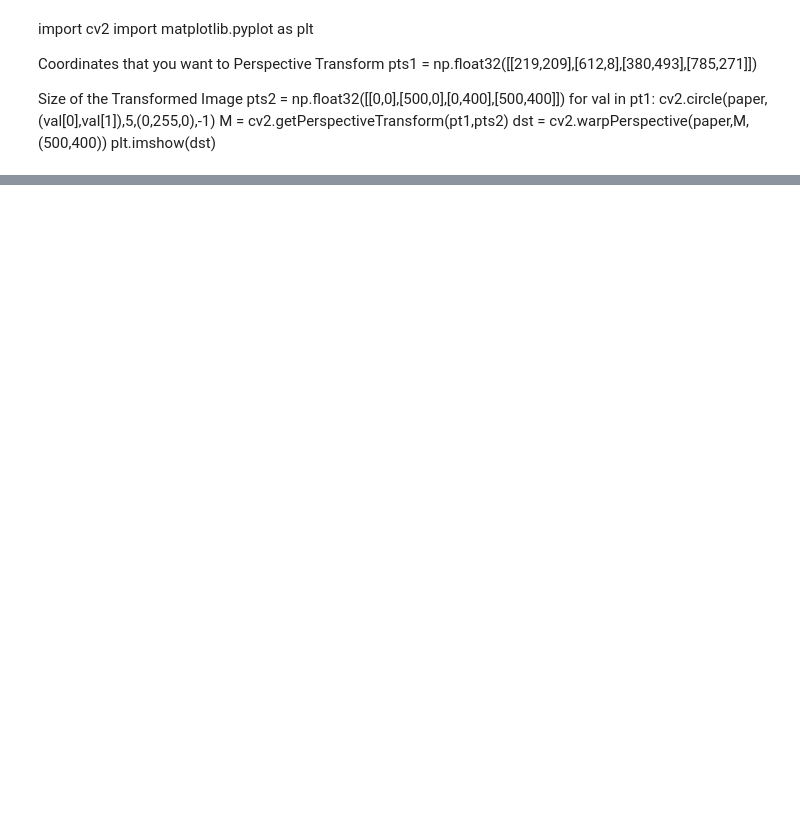
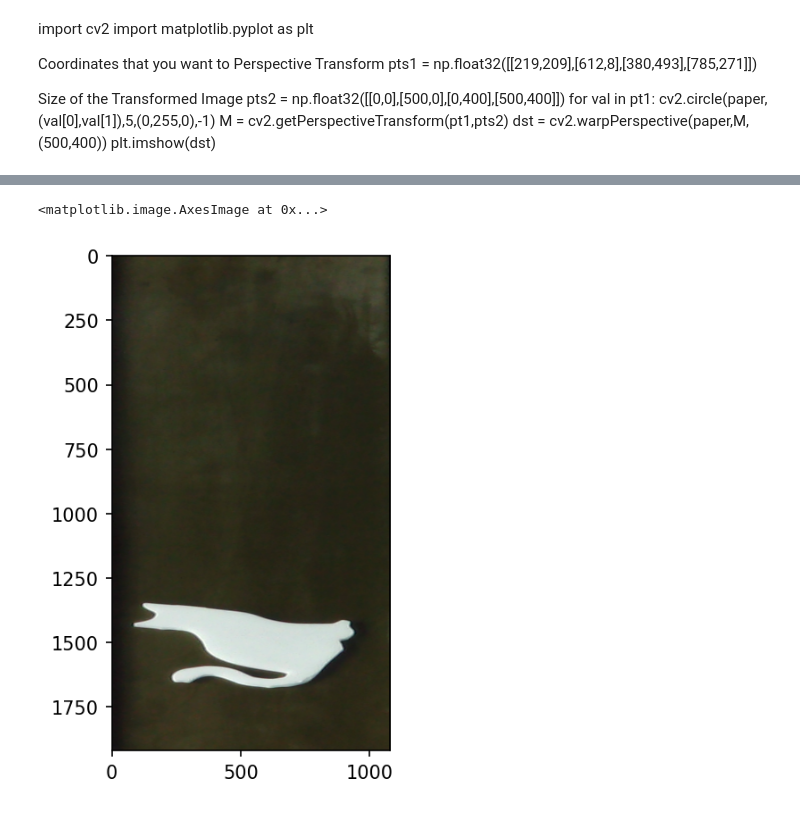
Before and after one commit to ibinsandig/Portal-zur-Exmatrikulation, a Jupyter notebook: misc/vision/dev_pictures/test_warp.ipynb, the cells around one changed output, grey strips where cells are left out. Cells and saved outputs as stored; diff of their text form; code cells hidden in the pictures; blank space fills up the shorter version.

```diff
--- a/misc/vision/dev_pictures/test_warp.ipynb
+++ b/misc/vision/dev_pictures/test_warp.ipynb
@@ -53,0 +104,6 @@ plt.imshow(dst)
+# %%
+obj_warped = cv.warpPerspective(img_obj_rotated, M, (1080,1920))
+plt.imshow(obj_warped)
+# %% [output]
+<matplotlib.image.AxesImage at 0x...>
+[figure, added]
```
Also changed, not shown: parts of 7 cells of this notebook, 1 other file.
